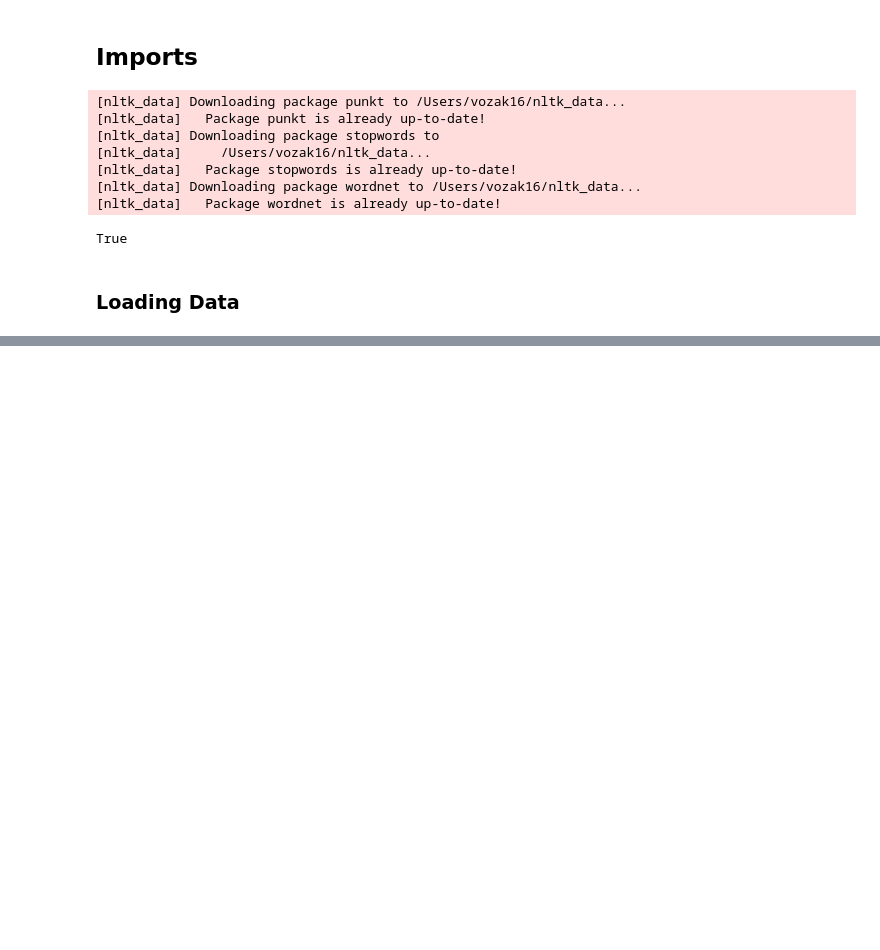
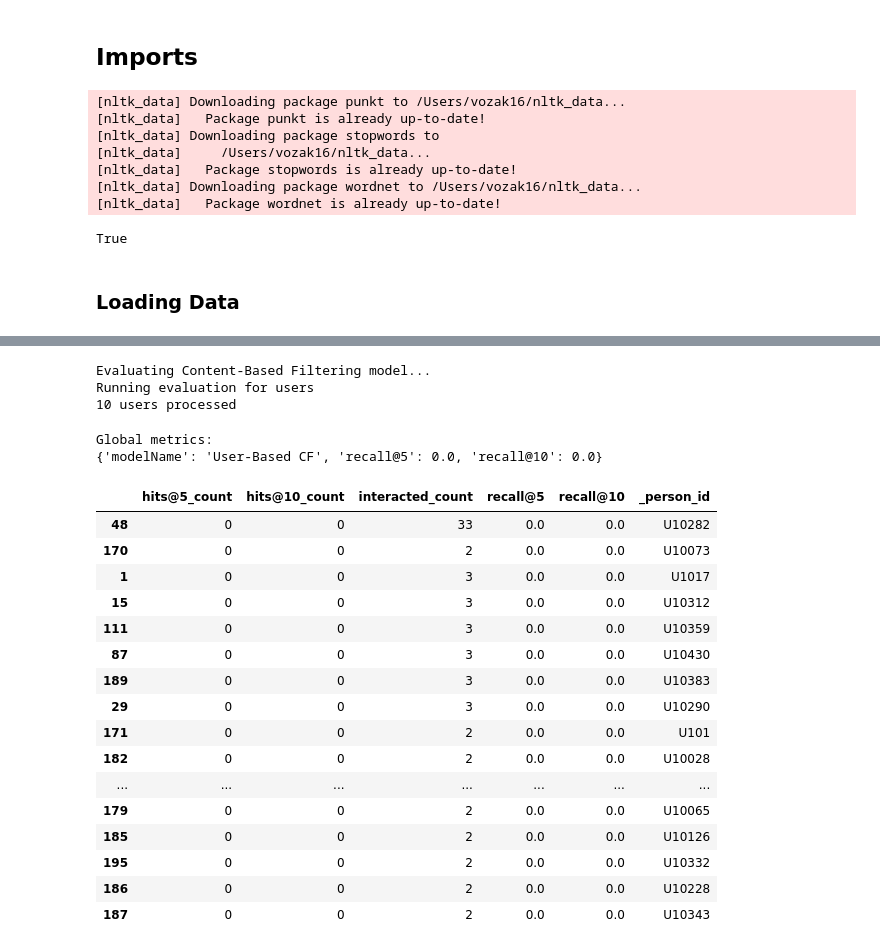
Before and after one commit to Vozak16/UCU_AI_Course_Project, a Jupyter notebook: 4. Collaborative Filtering (UV decomposition).ipynb, the cells around one changed output, grey strips where cells are left out. Drawn from its saved outputs; the diff is of its cells as text; code cells hidden in the pictures; blank space fills up the shorter version.

```diff
--- a/4. Collaborative Filtering (UV decomposition).ipynb
+++ b/4. Collaborative Filtering (UV decomposition).ipynb
@@ -69,0 +256,34 @@ behaviours_test_indexed_df.read_csv('files/test_filtered_behaviours.csv', sep='\
+# %%
+class CFRecommender:
+
+    MODEL_NAME = 'Collaborative Filtering'
+
+    def __init__(self, cf_predictions_df, items_df=None):
+        self.cf_predictions_df = cf_predictions_df
+        self.items_df = items_df
+
+    def get_model_name(self):
+        return self.MODEL_NAME
+
+    def recommend_items(self, user_id, items_to_ignore=[], topn=10, verbose=False):
+        # Get and sort the user's predictions
+        sorted_user_predictions = self.cf_predictions_df[user_id].sort_values(ascending=False) \
+                                    .reset_index().rename(columns={user_id: 'Click'})
+
+        # Recommend the highest predicted rating movies that the user hasn't seen yet.
+        recommendations_df = sorted_user_predictions[~sorted_user_predictions['NewsID'].isin(items_to_ignore)] \
+                               .sort_values('Click', ascending = False) \
+                               .head(topn)
+
+        if verbose:
+            if self.items_df is None:
+                raise Exception('"items_df" is required in verbose mode')
+
+            recommendations_df = recommendations_df.merge(self.items_df, how = 'left',
+                                                          left_on = 'NewsID',
+                                                          right_on = 'NewsID')[['Click', 'NewsID', 'Title']]
+
+
+        return recommendations_df
+
+cf_recommender_model = CFRecommender(cf_preds_df, filtered_articles)
@@ -69,0 +420,30 @@ behaviours_test_indexed_df.read_csv('files/test_filtered_behaviours.csv', sep='\
+# %%
+print('Evaluating Content-Based Filtering model...')
+cb_global_metrics, cb_detailed_results_df = model_evaluator.evaluate_model()
+# %% [output]
+Evaluating Content-Based Filtering model...
+Running evaluation for users
+10 users processed
+# %%
+print('\nGlobal metrics:\n%s' % cb_global_metrics)
+cb_detailed_results_df.sort_values('recall@10', ascending=False).head(20)
+# %% [output]
+Global metrics:
+{'modelName': 'User-Based CF', 'recall@5': 0.0, 'recall@10': 0.0}
+|  | hits@5_count | hits@10_count | interacted_count | recall@5 | recall@10 | _person_id |
+| 48 | 0 | 0 | 33 | 0.0 | 0.0 | U10282 |
+| 170 | 0 | 0 | 2 | 0.0 | 0.0 | U10073 |
+| 1 | 0 | 0 | 3 | 0.0 | 0.0 | U1017 |
+| 15 | 0 | 0 | 3 | 0.0 | 0.0 | U10312 |
+| 111 | 0 | 0 | 3 | 0.0 | 0.0 | U10359 |
+| 87 | 0 | 0 | 3 | 0.0 | 0.0 | U10430 |
+| 189 | 0 | 0 | 3 | 0.0 | 0.0 | U10383 |
+| 29 | 0 | 0 | 3 | 0.0 | 0.0 | U10290 |
+| 171 | 0 | 0 | 2 | 0.0 | 0.0 | U101 |
+| 182 | 0 | 0 | 2 | 0.0 | 0.0 | U10028 |
+| ... | ... | ... | ... | ... | ... | ... |
+| 179 | 0 | 0 | 2 | 0.0 | 0.0 | U10065 |
+| 185 | 0 | 0 | 2 | 0.0 | 0.0 | U10126 |
+| 195 | 0 | 0 | 2 | 0.0 | 0.0 | U10332 |
+| 186 | 0 | 0 | 2 | 0.0 | 0.0 | U10228 |
+| 187 | 0 | 0 | 2 | 0.0 | 0.0 | U10343 |
```
Also changed, not shown: parts of 26 cells of this notebook.
